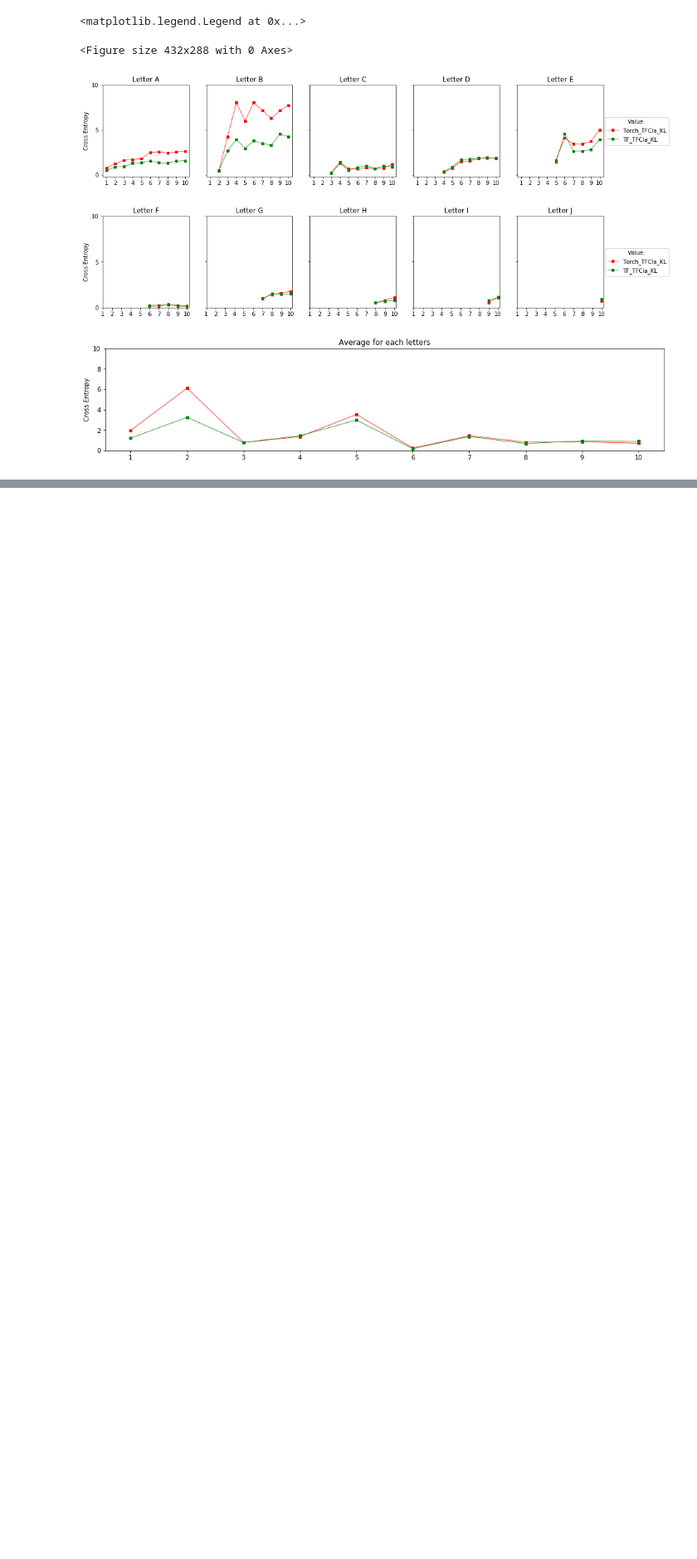
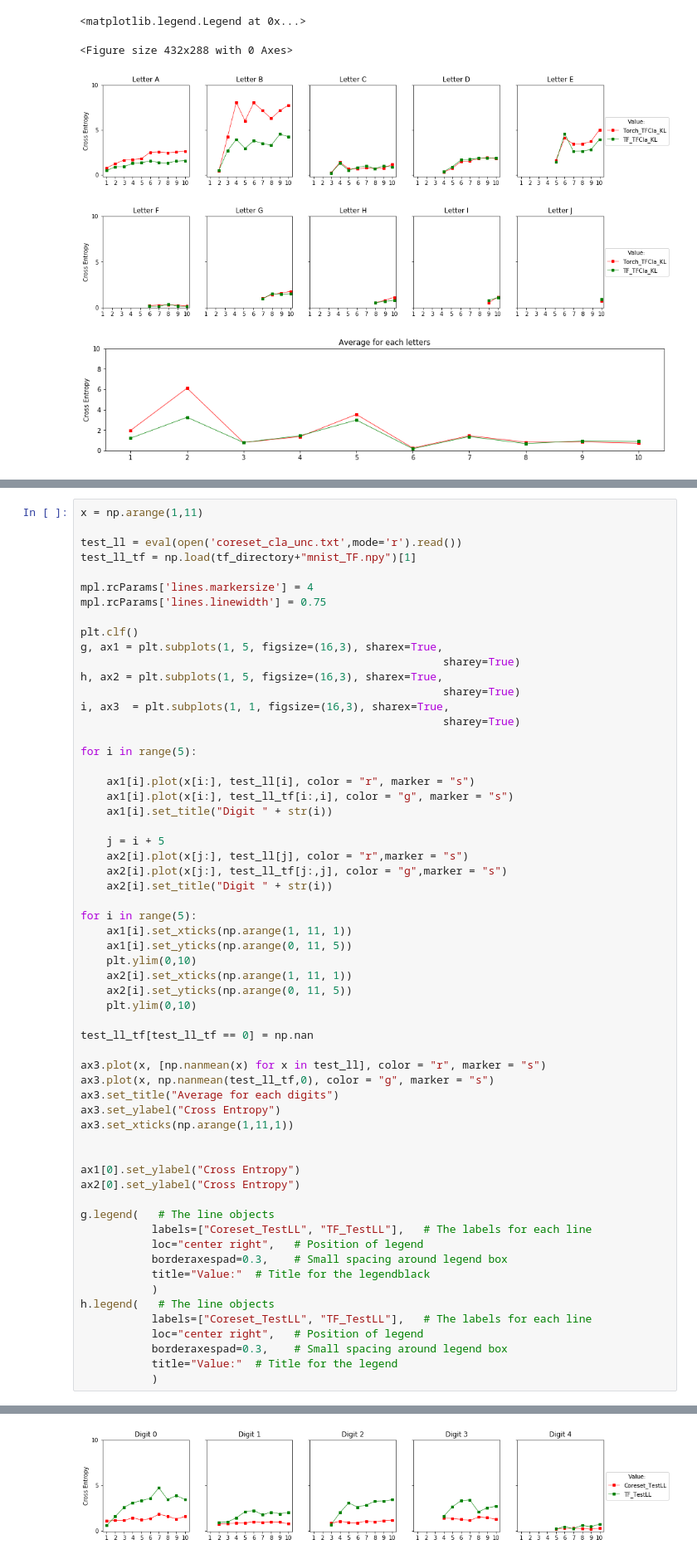
Before and after one commit to guyrom27/VariationalContinualLearning, a Jupyter notebook: Results.ipynb, the cells around one changed output, grey strips where cells are left out. Shown: that part at 83% size. Drawn from its saved outputs; the diff is of its cells as text; blank space fills up the shorter version.

```diff
--- a/Results.ipynb
+++ b/Results.ipynb
@@ -581,0 +650,61 @@ h.legend(   # The line objects
+# %%
+x = np.arange(1,11)
+
+test_ll = eval(open('coreset_cla_unc.txt',mode='r').read())
+test_ll_tf = np.load(tf_directory+"mnist_TF.npy")[1]
+
+mpl.rcParams['lines.markersize'] = 4
+mpl.rcParams['lines.linewidth'] = 0.75
+
+plt.clf()
+g, ax1 = plt.subplots(1, 5, figsize=(16,3), sharex=True,
+                                                        sharey=True)
+h, ax2 = plt.subplots(1, 5, figsize=(16,3), sharex=True,
+                                                        sharey=True)
+i, ax3  = plt.subplots(1, 1, figsize=(16,3), sharex=True,
+                                                        sharey=True)
+
+for i in range(5):
+
+    ax1[i].plot(x[i:], test_ll[i], color = "r", marker = "s")
+    ax1[i].plot(x[i:], test_ll_tf[i:,i], color = "g", marker = "s")
+    ax1[i].set_title("Digit " + str(i))
+
+    j = i + 5
+    ax2[i].plot(x[j:], test_ll[j], color = "r",marker = "s")
+    ax2[i].plot(x[j:], test_ll_tf[j:,j], color = "g",marker = "s")
+    ax2[i].set_title("Digit " + str(i))
+
+for i in range(5):
+    ax1[i].set_xticks(np.arange(1, 11, 1))
+    ax1[i].set_yticks(np.arange(0, 11, 5))
+    plt.ylim(0,10)
+    ax2[i].set_xticks(np.arange(1, 11, 1))
+    ax2[i].set_yticks(np.arange(0, 11, 5))
+    plt.ylim(0,10)
+
+test_ll_tf[test_ll_tf == 0] = np.nan
+
+ax3.plot(x, [np.nanmean(x) for x in test_ll], color = "r", marker = "s")
+ax3.plot(x, np.nanmean(test_ll_tf,0), color = "g", marker = "s")
+ax3.set_title("Average for each digits")
+ax3.set_ylabel("Cross Entropy")
+ax3.set_xticks(np.arange(1,11,1))
+
+
+ax1[0].set_ylabel("Cross Entropy")
+ax2[0].set_ylabel("Cross Entropy")
+
+g.legend(   # The line objects
+           labels=["Coreset_TestLL", "TF_TestLL"],   # The labels for each line
+           loc="center right",   # Position of legend
+           borderaxespad=0.3,    # Small spacing around legend box
+           title="Value:"  # Title for the legendblack
+           )
+h.legend(   # The line objects
+           labels=["Coreset_TestLL", "TF_TestLL"],   # The labels for each line
+           loc="center right",   # Position of legend
+           borderaxespad=0.3,    # Small spacing around legend box
+           title="Value:"  # Title for the legend
+           )
+# %% [output]
@@ -581,0 +713 @@ h.legend(   # The line objects
+[figure, added]
```
Also changed, not shown: parts of 5 cells of this notebook, 2 other files.
